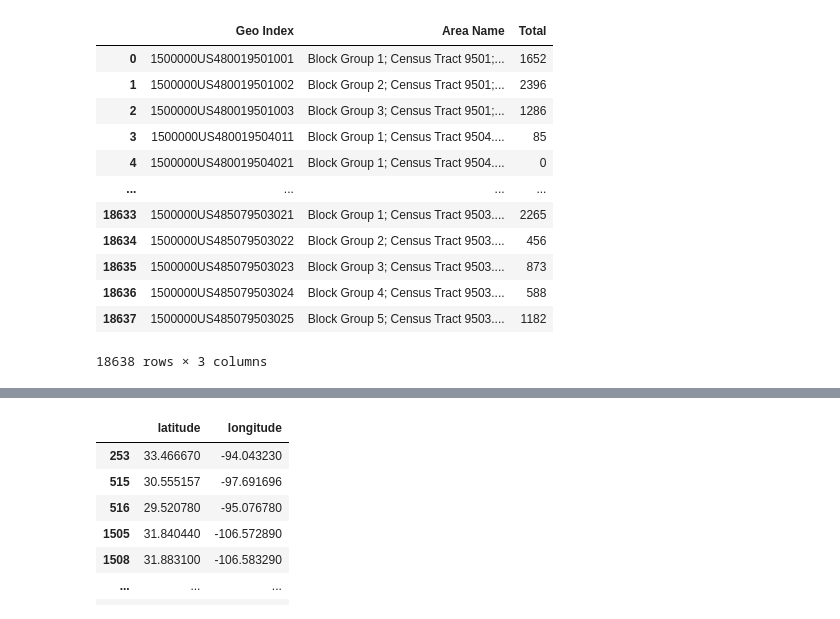
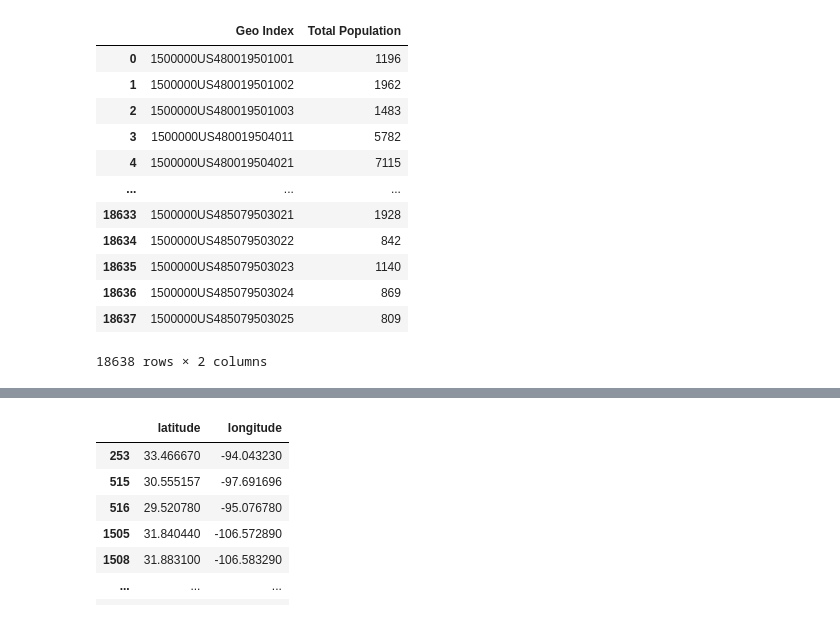
Before and after one commit to natalielarowe/MADS_Capstone, a Jupyter notebook: dataprocessingtest.ipynb, the cells around one changed output, grey strips where cells are left out. Drawn from its saved outputs; the diff is of its cells as text; code cells hidden in the pictures.

```diff
--- a/dataprocessingtest.ipynb
+++ b/dataprocessingtest.ipynb
@@ -29,25 +57,26 @@ occupancydf
 # %%
-##B25008 Population in Housing Units
-housingpopurl = 'https://drive.google.com/file/d/1dHuoGA6hLMh_c6t94V9FJMYuSIPaItpl/view?usp=share_link'
-housingpopurl='https://drive.usercontent.google.com/download?id={}&export=download&authuser=0&confirm=t'.format(housingpopurl.split('/')[-2])
-housingpopdf = pd.read_csv(housingpopurl)
-housingpopdf.columns = housingpopdf.iloc[0]
-housingpopdf = housingpopdf[1:].reset_index(drop=True)
-housingpopdf = housingpopdf[['Geography', 'Geographic Area Name', 'Estimate!!Total:']]
-housingpopdf.columns = ['Geo Index', 'Area Name', 'Total']
+##P1 Population Data
+totalpopurl = 'https://drive.google.com/file/d/16Xwj6AaIjUAB59NhU_rq_tMiykrAwzHw/view?usp=share_link'
+totalpopurl='https://drive.usercontent.google.com/download?id={}&export=download&authuser=0&confirm=t'.format(totalpopurl.split('/')[-2])
+totalpopdf = pd.read_csv(totalpopurl)
+totalpopdf.columns = totalpopdf.iloc[0]
+totalpopdf = totalpopdf[1:].reset_index(drop=True)
+totalpopdf = totalpopdf[['Geography', ' !!Total']]
+totalpopdf.columns = ['Geo Index', 'Total Population']
+totalpopdf = totalpopdf.astype({'Geo Index': 'str', 'Total Population': 'int64'})
 # %%
-housingpopdf
+totalpopdf
 # %% [output]
-|  | Geo Index | Area Name | Total |
-| 0 | 1500000US480019501001 | Block Group 1; Census Tract 9501;... | 1652 |
-| 1 | 1500000US480019501002 | Block Group 2; Census Tract 9501;... | 2396 |
-| 2 | 1500000US480019501003 | Block Group 3; Census Tract 9501;... | 1286 |
-| 3 | 1500000US480019504011 | Block Group 1; Census Tract 9504.... | 85 |
-| 4 | 1500000US480019504021 | Block Group 1; Census Tract 9504.... | 0 |
-| ... | ... | ... | ... |
-| 18633 | 1500000US485079503021 | Block Group 1; Census Tract 9503.... | 2265 |
-| 18634 | 1500000US485079503022 | Block Group 2; Census Tract 9503.... | 456 |
-| 18635 | 1500000US485079503023 | Block Group 3; Census Tract 9503.... | 873 |
-| 18636 | 1500000US485079503024 | Block Group 4; Census Tract 9503.... | 588 |
-| 18637 | 1500000US485079503025 | Block Group 5; Census Tract 9503.... | 1182 |
+|  | Geo Index | Total Population |
+| 0 | 1500000US480019501001 | 1196 |
+| 1 | 1500000US480019501002 | 1962 |
+| 2 | 1500000US480019501003 | 1483 |
+| 3 | 1500000US480019504011 | 5782 |
+| 4 | 1500000US480019504021 | 7115 |
+| ... | ... | ... |
+| 18633 | 1500000US485079503021 | 1928 |
+| 18634 | 1500000US485079503022 | 842 |
+| 18635 | 1500000US485079503023 | 1140 |
+| 18636 | 1500000US485079503024 | 869 |
+| 18637 | 1500000US485079503025 | 809 |
-18638 rows × 3 columns
+18638 rows × 2 columns
```
Also changed, not shown: parts of 18 cells of this notebook, 1 other file.
